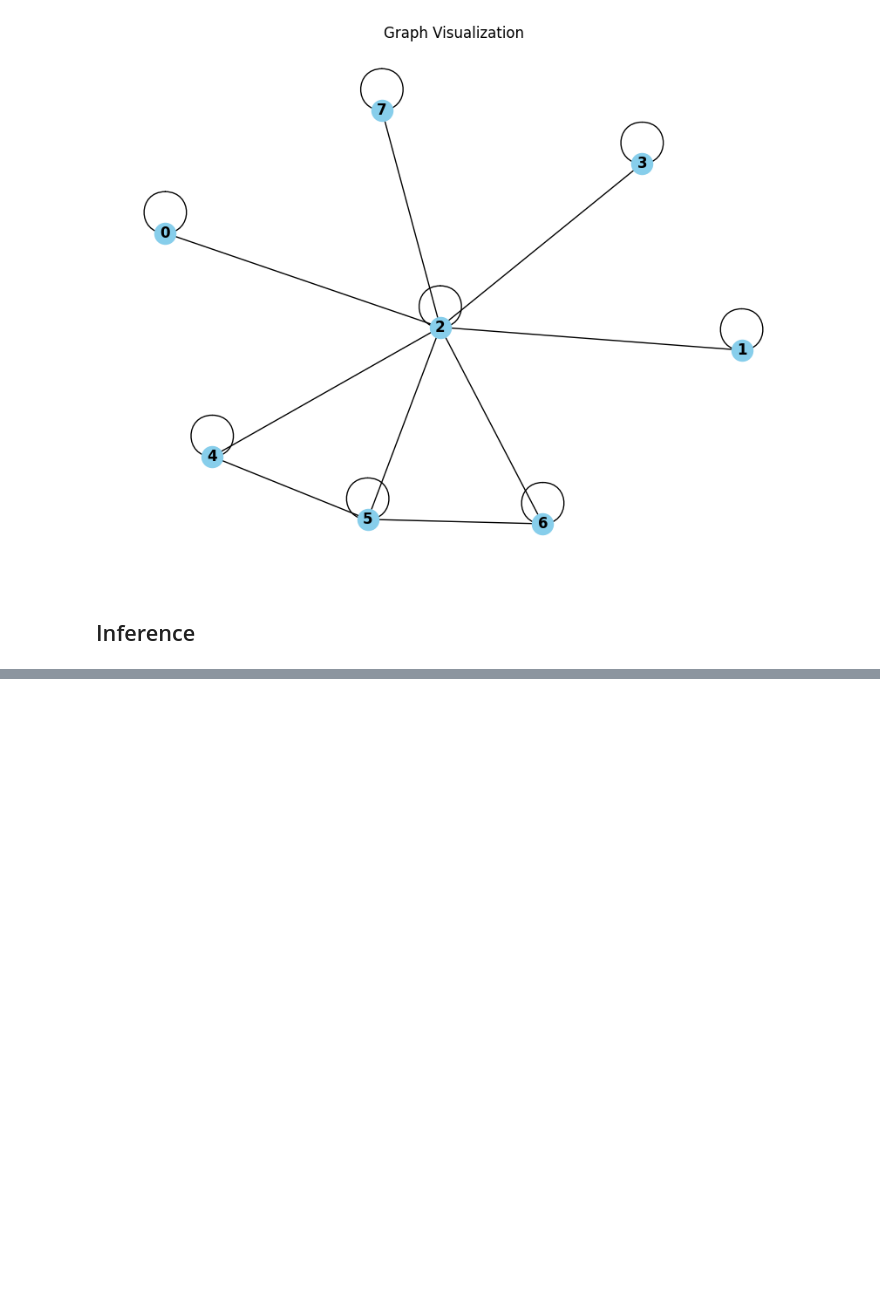
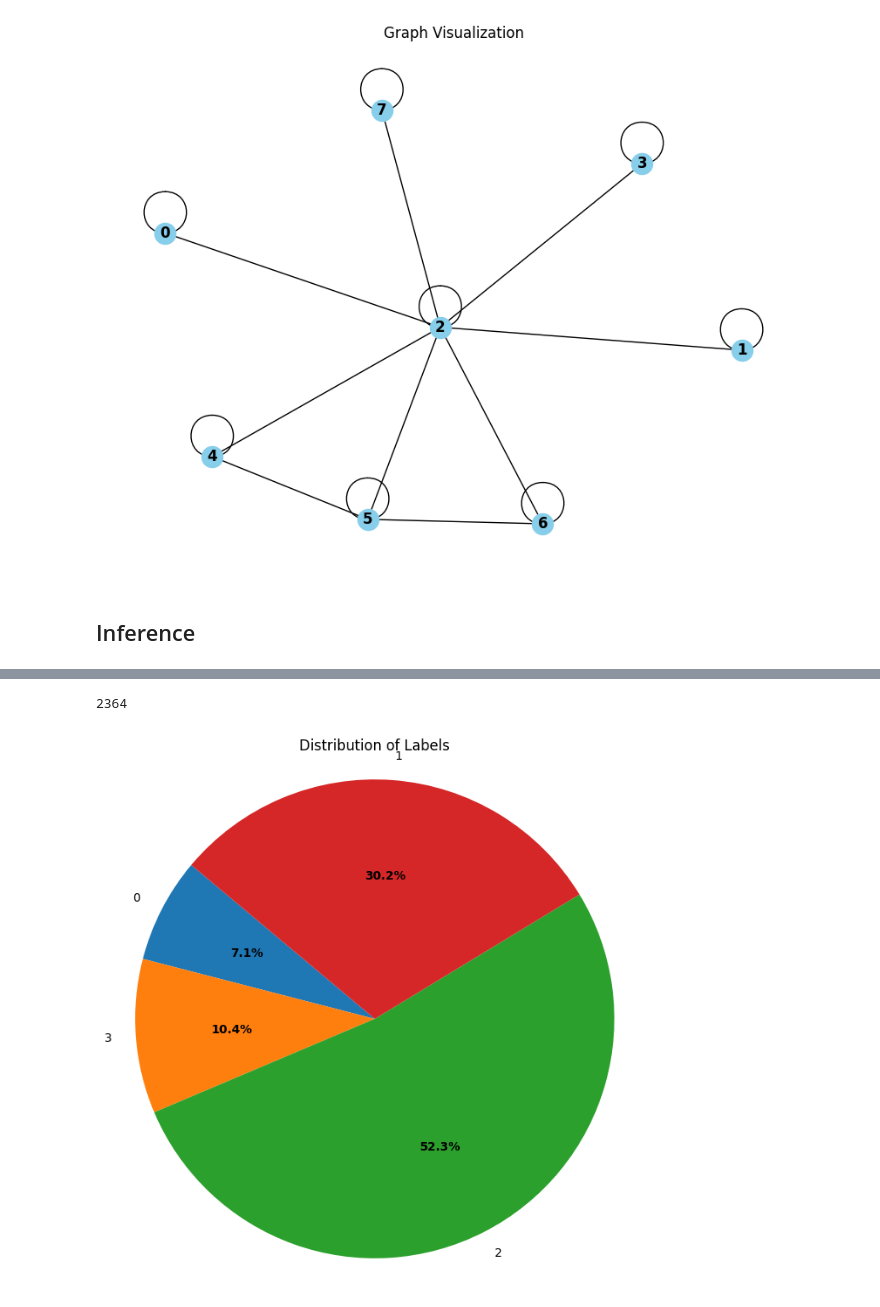
Before and after one commit to PeterrHH/GNN-Histo-Caption, a Jupyter notebook: main/Untitled.ipynb, the cells around one changed output, grey strips where cells are left out. Cells and saved outputs as stored; diff of their text form; code cells hidden in the pictures; blank space fills up the shorter version.

```diff
--- a/main/Untitled.ipynb
+++ b/main/Untitled.ipynb
@@ -541,6 +542,6 @@ print(len(test_caption))
 # %% [markdown]
 ## Build brand new json file then bui.ld vocab file on them
 # %%
-print(train_data['N2_07_2'])
-i = train_data['N2_07_2']
-for i
+# print(train_data['N2_07_2'])
+# i = train_data['N2_07_2']
+# for i
@@ -601,11 +602,16 @@ rewrite_with_syn(train_path,new_path)
 # %% [markdown]
 ### Build the corresponding new vocab file
 # %%
+import pickle
+import nltk
+import collections
 vocab_file = "new_vocab_bladderreport.pkl"
+#vocab = pickle.load(open(vocab_file,'rb'))
 # with open(vocab_file, 'wb') as file:
 #     pickle.dump(vocab, file)
+vocab = Vocabulary()
 base = "../../../../../../srv/scratch/bic/peter/Report"
-train_name = "process_train_annotation.json"
+train_name = "train_annotation.json"
 eval_name = "eval_annotation.json"
 test_name = "test_annotation.json"
 train_path = os.path.join(base,train_name)
@@ -640,7 +650,7 @@ threshold_freq: only extract words that appear more than this threshold value ti
 
 Aim to build the vocabluary file
 '''
-def build_vocab(all_caption_list,threshold_freq,vocab):
+def build_vocab(all_caption_list,threshold_freq,vocab,file_path):
     '''
     add
     <start>
@@ -650,6 +660,7 @@ def build_vocab(all_caption_list,threshold_freq,vocab):
     vocab.add_word('<start>')
     vocab.add_word('<pad>')
     vocab.add_word('<end>')
+    vocab.add_word('<full-stop>')
     vocab.add_word('<unk>')
 
     all_words = []
@@ -672,6 +683,8 @@ def build_vocab(all_caption_list,threshold_freq,vocab):
             continue
         vocab.add_word(word)
     print(len(vocab))
+    with open(file_path, 'wb') as f:
+        pickle.dump(vocab, f)
     return vocab, freq_map
 # %% [markdown]
 Total number of caption: **21265** \
@@ -686,6 +699,6 @@ least appeared word is appear:  train_caption, eval_caption, test_caption
 only train 24613: is
 all caption
 '''
-vocab,freq_map = build_vocab([train_caption, eval_caption, test_caption],50,vocab)
+vocab,freq_map = build_vocab([train_caption, eval_caption, test_caption],50,vocab,vocab_file)
 # %% [output]
 total num of caption: 21265
@@ -1270,0 +1914,28 @@ get_synonyms("are")
+# %%
+print(len(train_data))
+labels_count = {}
+for key in full_data:
+    label = full_data[key]['label']
+    if label in labels_count:
+        labels_count[label] += 1
+    else:
+        labels_count[label] = 1
+
+labels = list(labels_count.keys())
+sizes = list(labels_count.values())
+
+explode_index = 0  # Change this to the index of the class you want to stand out
+explode = [0.1 if i == explode_index else 0 for i in range(len(labels))]
+
+plt.figure(figsize=(8, 8))
+_, _, autotexts = plt.pie(sizes, labels=labels, autopct='%1.1f%%', startangle=140)
+
+for autotext in autotexts:
+    autotext.set(weight='bold', size=10)  # Set the size and weight of all labels to bold
+
+plt.axis('equal')  # Equal aspect ratio ensures that pie is drawn as a circle
+plt.title('Distribution of Labels')
+plt.show()
+# %% [output]
+2364
+[figure, added]
```
Also changed, not shown: parts of 83 cells of this notebook, 30 other files.
